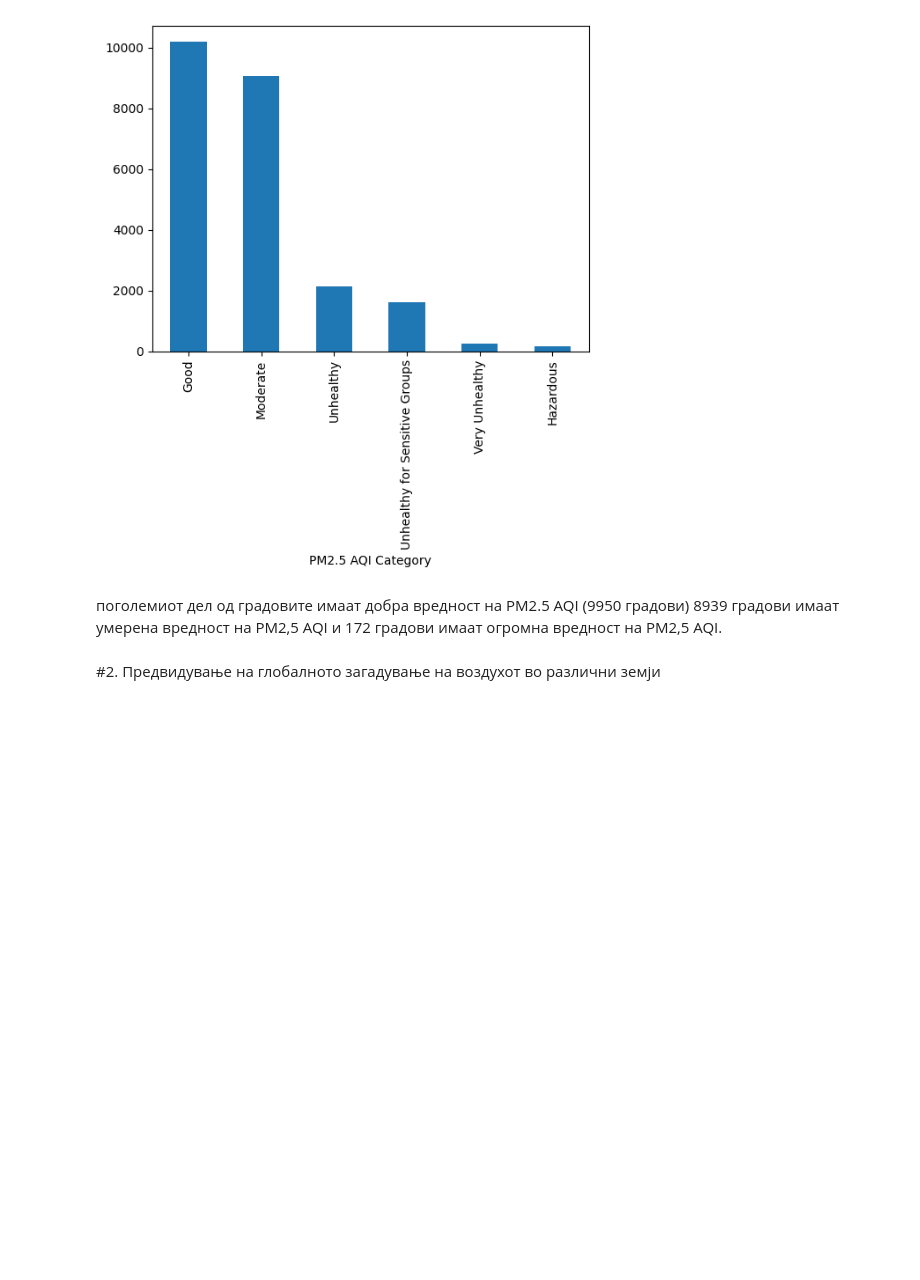
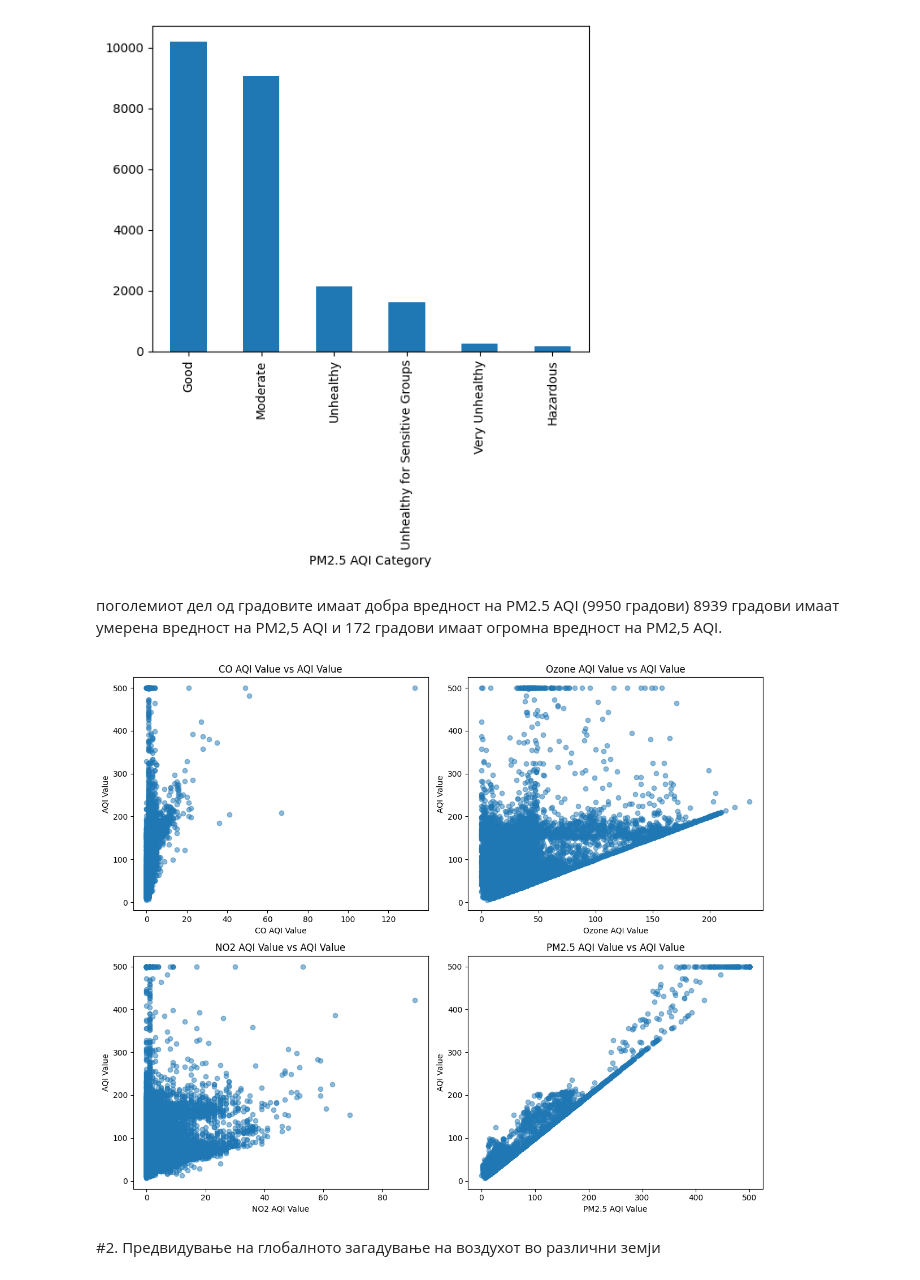
Before and after one commit to aleksandrapendovska/Global_Air_Pollution, a Jupyter notebook: ТимскиПроект.ipynb, the cells around one changed output. Cells and saved outputs as stored; diff of their text form; code cells hidden in the pictures; blank space fills up the shorter version.

Commit message:
change in visualization tools

```diff
--- a/ТимскиПроект.ipynb
+++ b/ТимскиПроект.ipynb
@@ -178,6 +178,22 @@ df['PM2.5 AQI Category'].value_counts().plot.bar()
 # %% [markdown]
 поголемиот дел од градoвите имаат добра вредност на PM2.5 AQI (9950 градови)
 8939 градови имаат умерена вредност на PM2,5 AQI и 172 градови имаат огромна вредност на PM2,5 AQI.
+# %%
+pollutants = ['CO AQI Value', 'Ozone AQI Value', 'NO2 AQI Value', 'PM2.5 AQI Value']
+aqi_values = df['AQI Value']
+
+fig, axes = plt.subplots(nrows=2, ncols=2, figsize=(12, 10))
+
+for i, ax in enumerate(axes.flat):
+    ax.scatter(df[pollutants[i]], aqi_values, alpha=0.5)
+    ax.set_xlabel(pollutants[i])
+    ax.set_ylabel('AQI Value')
+    ax.set_title(f'{pollutants[i]} vs AQI Value')
+
+plt.tight_layout()
+plt.show()
+# %% [output]
+[figure, added]
 # %% [markdown]
 #2. Предвидување на глобалното загадување на воздухот во различни земји
 # %%
```
